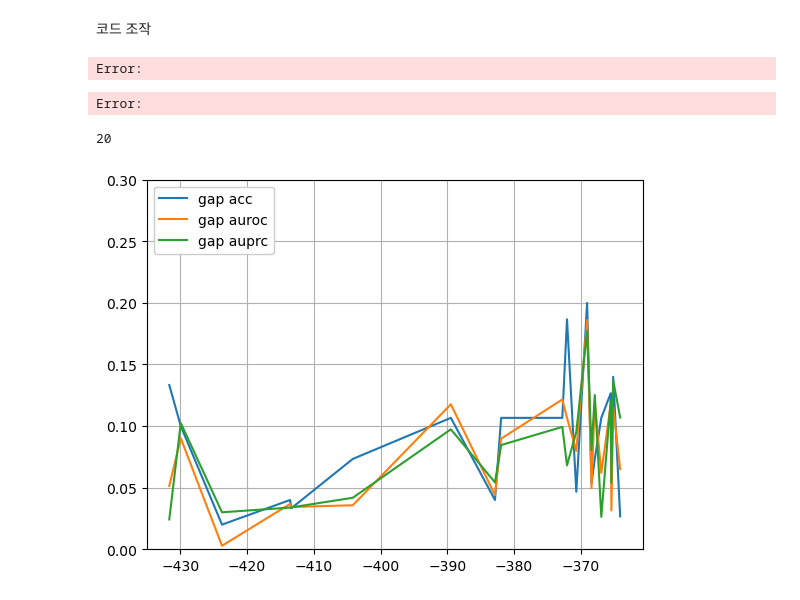
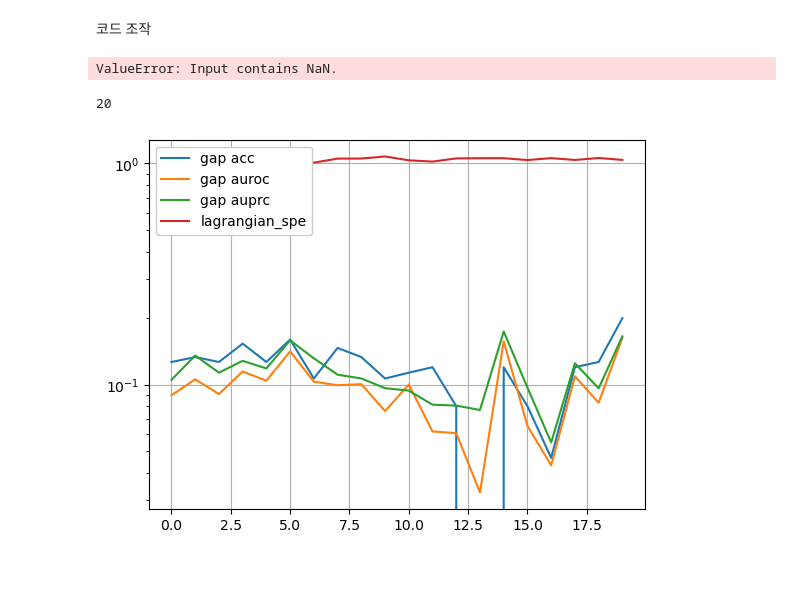
Before and after one commit to sbchae04-tech/Support-Vector-Machine, a Jupyter notebook: QUBO/Quantum_SVM_Gaussian_neal.ipynb, the cells around one changed output. Drawn from its saved outputs; the diff is of its cells as text; code cells hidden in the pictures; blank space fills up the shorter version.

```diff
--- a/QUBO/Quantum_SVM_Gaussian_neal.ipynb
+++ b/QUBO/Quantum_SVM_Gaussian_neal.ipynb
@@ -83,9 +83,9 @@ def neal_Solver(Q):
 
     sampleset = sampler.sample_qubo(
         Q,
-        num_reads=50000,
+        num_reads=10000,
         beta_range=(0.1, 30),
-        num_sweeps=5000
+        num_sweeps=1000
     )
 
     top_solutions = sampleset.lowest(20)
@@ -187,7 +187,7 @@ def Train_Graph(alpha, energy):
     # b를 모르면 일단 0으로 두고 경계 모양을 먼저 확인 가능
     b = b_value(alpha, y_train, Q_metric()[0])
 
-    Z = Gaussian_HyperPlane(xx, yy, X_train, y_train, alpha, gamma, b=b)
+    Z = Gaussian_HyperPlane(xx, yy, X_train, y_train, alpha, gamma, b)
 
     plt.contourf(xx, yy, Z,
                 levels=[Z.min(), 0, Z.max()],
@@ -403,6 +403,14 @@ def Hinge_Loss(alpha, K_train_train, scores_train):
     loss_test_mean  = np.mean(loss_test)
 
     return loss_train_mean, loss_test_mean
+# %%
+def Lagrangian(alpha, K_train_train, energy):
+
+    lagrangian_spe = ( 0.5 * (alpha * y_train) @ K_train_train @ (alpha * y_train) - sum(alpha) ) / energy
+
+    lagrangian_sv = lagrangian_spe - 1
+
+    return lagrangian_spe, lagrangian_sv
 # %% [markdown]
 코드 조작
 # %%
@@ -411,8 +419,8 @@ K = 3
 xi = 1
 gamma = 1
 C = 0
-for k in range(1,K+1):
-    C += B**k
+# for k in range(1,K+1):
+#     C += B**k
 
 # acc_list = []
 # auroc_list = []
@@ -424,6 +432,9 @@ gap_auprc_list = []
 
 Loss_train_mean = []
 Loss_test_mean = []
+
+lagrangian_spe_list =[]
+lagrangian_sv_list = []
 
 E = []
 
@@ -459,10 +470,13 @@ for n_th in range(top_k):
 
     gap_acc, gap_auroc, gap_auprc = Evaluate_Overfitting(acc_train, acc_test, auroc_train, auroc_test, auprc_train, auprc_test)
 
+    lagrangian_spe, lagrangian_sv = Lagrangian(alpha, K_train_train, energy)
+    lagrangian_spe_list.append(lagrangian_spe)
+    lagrangian_sv_list.append(lagrangian_sv)
+
     print("#" * 25)
-    print(f"Gap Accuracy : {gap_acc:.4f}")
-    print(f"Gap AUROC    : {gap_auroc:.4f}")
-    print(f"Gap AUPRC    : {gap_auprc:.4f}")
+    print(f"lagrangian_spe : {lagrangian_spe:.4f}")
+    print(f"lagrangian_sv    : {lagrangian_sv:.4f}")
     print("#" * 25)
 
     gap_acc_list.append(gap_acc)
@@ -476,25 +490,29 @@ for n_th in range(top_k):
 
 print(E)
 # %% [output]
-Error:
+ValueError: Input contains NaN.
-Error:
 # %%
 x = [x for x in range(20)]
 print(len(x))
-plt.plot(E, gap_acc_list, label = "gap acc")
-plt.plot(E, gap_auroc_list, label = "gap auroc")
-plt.plot(E, gap_auprc_list, label = "gap auprc")
+plt.plot(x, gap_acc_list, label = "gap acc")
+plt.plot(x, gap_auroc_list, label = "gap auroc")
+plt.plot(x, gap_auprc_list, label = "gap auprc")
 
-plt.ylim(0, 0.3)
+plt.plot(x, lagrangian_spe_list, label = "lagrangian_spe")
+# plt.plot(E, lagrangian_sv_list, label = "lagrangian_sv")
+
+# plt.ylim(0, 1)
 # plt.xticks(np.arange(0, 20, 1))
 # plt.xlim(0, 20)
+
+plt.yscale('log')
 
 plt.legend(loc = 'upper left', framealpha = 1)
 plt.grid()
 plt.show()
 # %% [output]
 20
-[figure, old version]
+[figure, new version]
 # %%
 Loss = [(Loss_test_mean[i] - Loss_train_mean[i]) for i in range(len(Loss_train_mean))]
 
```
Also changed, not shown: parts of 6 cells of this notebook, 4 other files.
